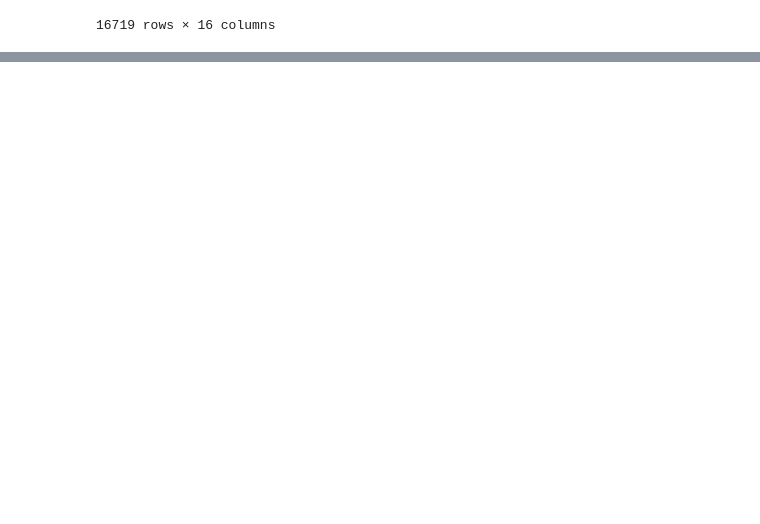
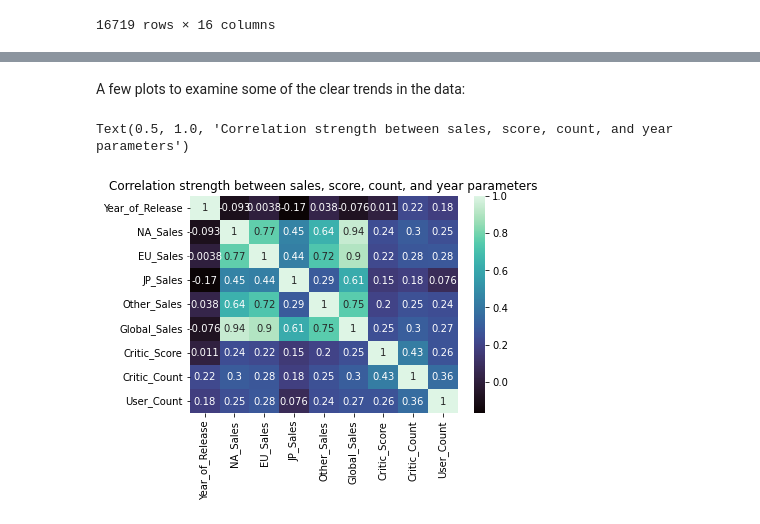
Before and after one commit to ubco-W2022T1-cosc301/project-group22, a Jupyter notebook: notebooks/analysis3.ipynb, the cells around one changed output, grey strips where cells are left out. Saved outputs shown, nothing was run; the diff lists cells and outputs as text; code cells hidden in the pictures; blank space fills up the shorter version.

```diff
--- a/notebooks/analysis3.ipynb
+++ b/notebooks/analysis3.ipynb
@@ -7,8 +14,6 @@ Briefly describe your research question or interests here.
 # %%
-import pandas as pd
-
-l = pd.read_csv("../data/raw/Video_Games.csv");
-l
+data_raw = pd.read_csv("../data/raw/Video_Games.csv")
+data_raw
 # %% [output]
 |  | Name | Platform | Year_of_Release | Genre | Publisher | NA_Sales | EU_Sales | JP_Sales | Other_Sales | ... |
 | 0 | Wii Sports | Wii | 2006.0 | Sports | Nintendo | 41.36 | 28.96 | 3.77 | 8.45 | ... |
@@ -25,0 +91,10 @@ l
+# %% [markdown]
+A few plots to examine some of the clear trends in the data:
+# %%
+dcopy = data_raw.copy()
+data_raw_mx = data_raw.corr()
+sns.heatmap(data_raw_mx, xticklabels=data_raw_mx.columns, yticklabels=data_raw_mx.columns, annot=True, cmap = sns.color_palette("mako", as_cmap=True))
+plt.title("Correlation strength between sales, score, count, and year parameters")
+# %% [output]
+Text(0.5, 1.0, 'Correlation strength between sales, score, count, and year parameters')
+[figure, added]
```
Also changed, not shown: parts of 44 cells of this notebook, 2 other files.
